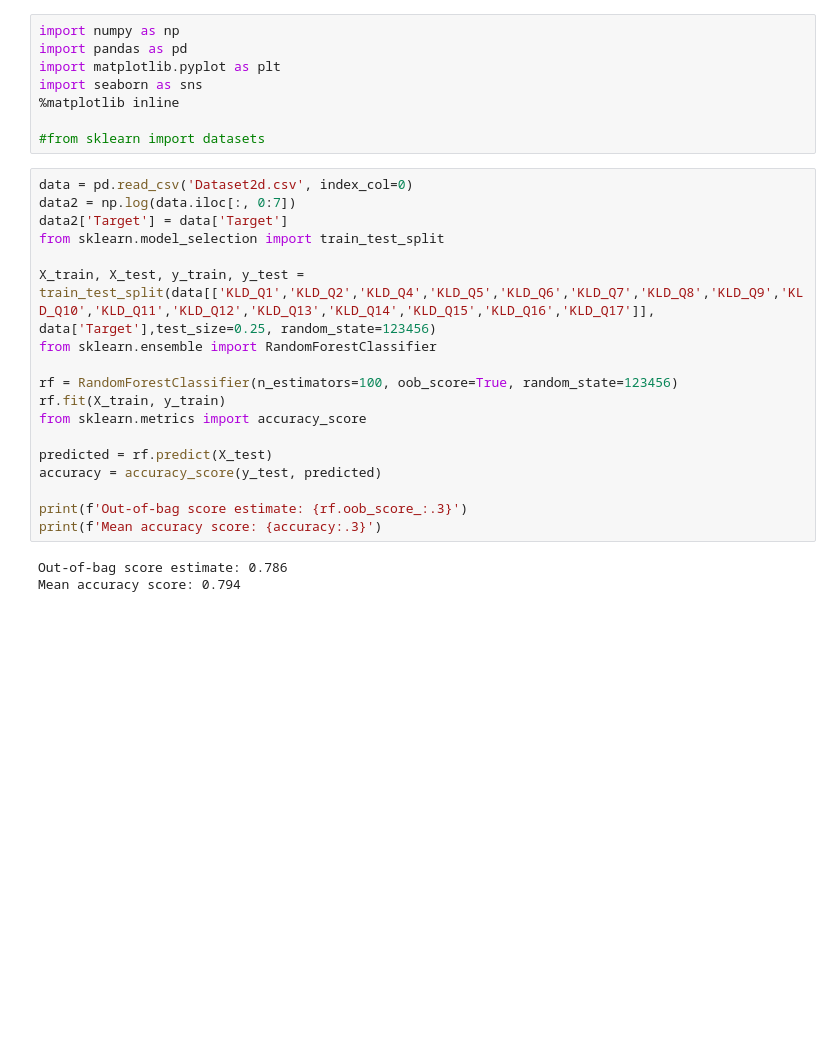
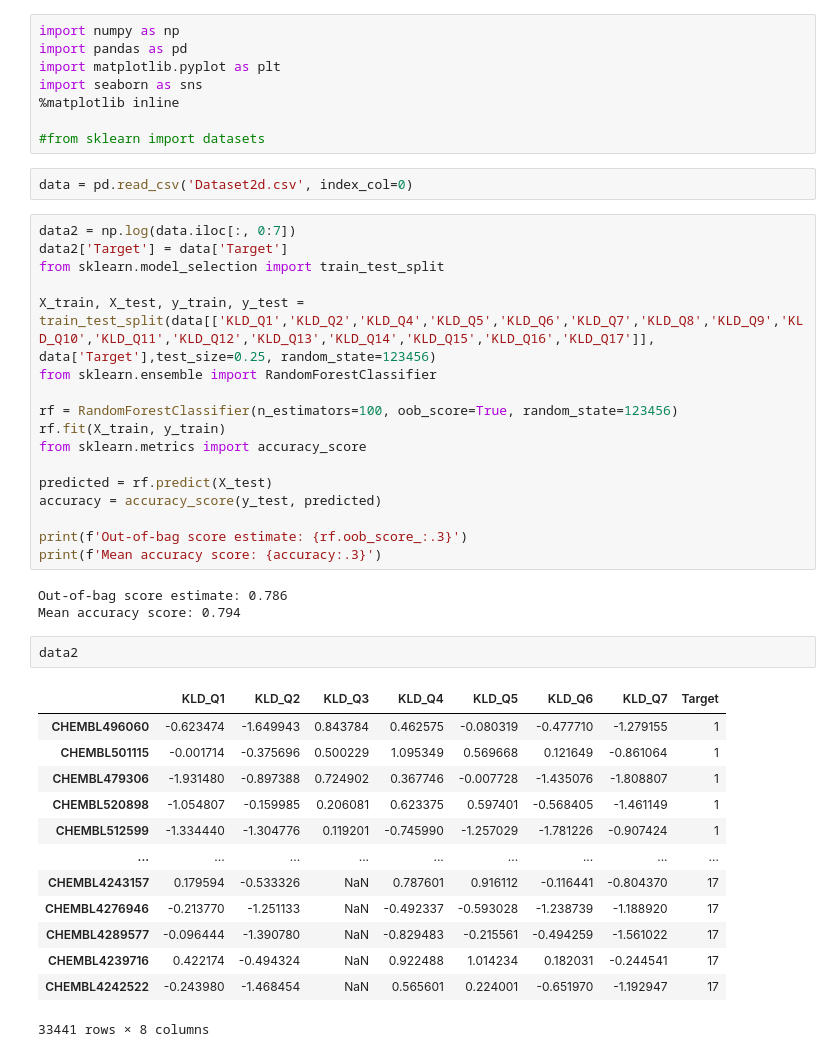
Before and after one commit to college-of-pharmacy-gachon-university/KLD2, a Jupyter notebook: KLD Distribution(2D)/6.2D-KLD-RF.ipynb, the cells around one changed output. Drawn from its saved outputs; the diff is of its cells as text; blank space fills up the shorter version.

```diff
--- a/KLD Distribution(2D)/6.2D-KLD-RF.ipynb
+++ b/KLD Distribution(2D)/6.2D-KLD-RF.ipynb
@@ -6,8 +6,9 @@ import seaborn as sns
 %matplotlib inline
 
 #from sklearn import datasets
+# %%
+data = pd.read_csv('Dataset2d.csv', index_col=0)
 # %%
-data = pd.read_csv('Dataset2d.csv', index_col=0)
 data2 = np.log(data.iloc[:, 0:7])
 data2['Target'] = data['Target']
 from sklearn.model_selection import train_test_split
@@ -27,3 +28,19 @@ print(f'Mean accuracy score: {accuracy:.3}')
 # %% [output]
 Out-of-bag score estimate: 0.786
 Mean accuracy score: 0.794
+# %%
+data2
+# %% [output]
+|  | KLD_Q1 | KLD_Q2 | KLD_Q3 | KLD_Q4 | KLD_Q5 | KLD_Q6 | KLD_Q7 | Target |
+| CHEMBL496060 | -0.623474 | -1.649943 | 0.843784 | 0.462575 | -0.080319 | -0.477710 | -1.279155 | 1 |
+| CHEMBL501115 | -0.001714 | -0.375696 | 0.500229 | 1.095349 | 0.569668 | 0.121649 | -0.861064 | 1 |
+| CHEMBL479306 | -1.931480 | -0.897388 | 0.724902 | 0.367746 | -0.007728 | -1.435076 | -1.808807 | 1 |
+| CHEMBL520898 | -1.054807 | -0.159985 | 0.206081 | 0.623375 | 0.597401 | -0.568405 | -1.461149 | 1 |
+| CHEMBL512599 | -1.334440 | -1.304776 | 0.119201 | -0.745990 | -1.257029 | -1.781226 | -0.907424 | 1 |
+| ... | ... | ... | ... | ... | ... | ... | ... | ... |
+| CHEMBL4243157 | 0.179594 | -0.533326 | NaN | 0.787601 | 0.916112 | -0.116441 | -0.804370 | 17 |
+| CHEMBL4276946 | -0.213770 | -1.251133 | NaN | -0.492337 | -0.593028 | -1.238739 | -1.188920 | 17 |
+| CHEMBL4289577 | -0.096444 | -1.390780 | NaN | -0.829483 | -0.215561 | -0.494259 | -1.561022 | 17 |
+| CHEMBL4239716 | 0.422174 | -0.494324 | NaN | 0.922488 | 1.014234 | 0.182031 | -0.244541 | 17 |
+| CHEMBL4242522 | -0.243980 | -1.468454 | NaN | 0.565601 | 0.224001 | -0.651970 | -1.192947 | 17 |
+33441 rows × 8 columns
```
Also changed, not shown: parts of 2 cells of this notebook.
